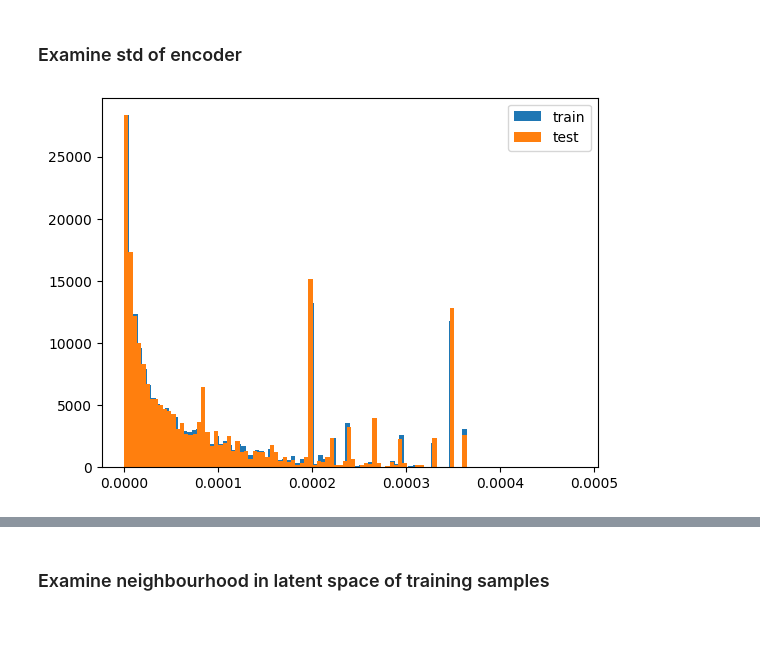
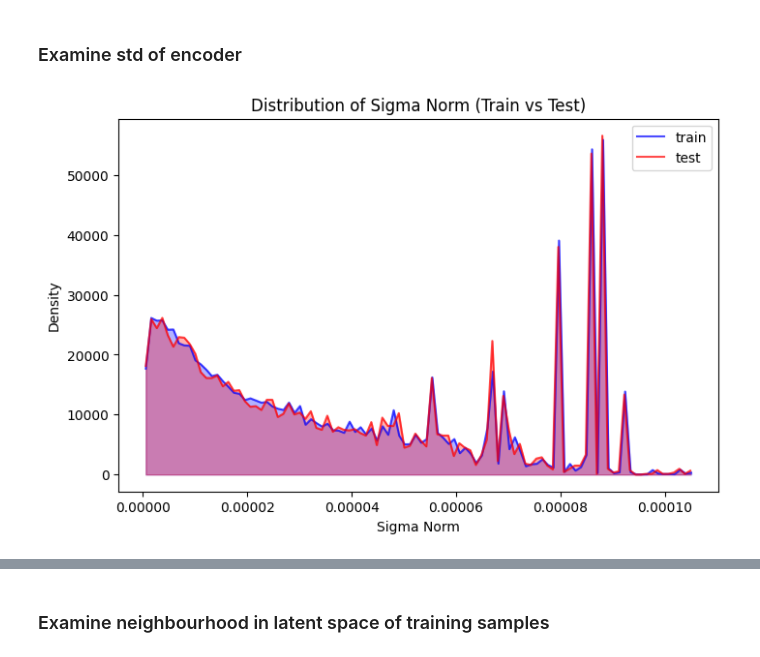
Before and after one commit to LuisCarretero/similar-expressions, a Jupyter notebook: src/downstream/latent_analysis.ipynb, the cells around one changed output, grey strips where cells are left out. Drawn from its saved outputs; the diff is of its cells as text; code cells hidden in the pictures; blank space fills up the shorter version.

Commit message:
misc train and analysis updates

```diff
--- a/src/downstream/latent_analysis.ipynb
+++ b/src/downstream/latent_analysis.ipynb
@@ -71,37 +71,45 @@ Using updated value decoder 2.0!
 # %%
-from util import create_dataloader
-
-torch.manual_seed(41)
-
 BATCH_SIZE = 2**15
 
+cfg2 = deepcopy(cfg)
+cfg2.training.batch_size = BATCH_SIZE
 datapath = '/Users/luis/Desktop/Cranmer 2024/Workplace/smallMutations/similar-expressions/data'
-train_loader, test_loader, hashes = create_dataloader(datapath,
-                                                    'dataset_240817_2',
-                                                    test_split=0.1,
-                                                    batch_size=BATCH_SIZE, # 32k
-                                                    value_transform=lambda x: torch.arcsinh(x)*0.1,
-                                                    device='cpu',
-                                                    max_length=None)
+train_loader, test_loader, hashes = create_dataloader(datapath, 'dataset_240817_2', cfg2, value_transform=lambda x: torch.arcsinh(x)*0.1)
+assert all([config['dataset_hashes']['value'][key] == hashes[key] for key in config['dataset_hashes']['value']]), "Error: Using different dataset than used for training."
 
 
 sigma_norm_train = np.empty(len(train_loader.dataset))
 for i, (x, _, _, _) in enumerate(train_loader):
     # x = torch.tensor(data_syntax[:(2**15), ...].transpose(0, 2, 1))
     mu, sigma = vae_model.encoder(x)
     res = sigma.norm(dim=1).detach().numpy()
     sigma_norm_train[i*BATCH_SIZE:(i+1)*BATCH_SIZE] = res
 
 sigma_norm_test = np.empty(len(test_loader.dataset))
 for i, (x, _, _, _) in enumerate(test_loader):
     # x = torch.tensor(data_syntax[:(2**15), ...].transpose(0, 2, 1))
     mu, sigma = vae_model.encoder(x)
     res = sigma.norm(dim=1).detach().numpy()
     sigma_norm_test[i*BATCH_SIZE:(i+1)*BATCH_SIZE] = res
 
-plt.hist(sigma_norm_train, bins=100, label='train', density=True)
-plt.hist(sigma_norm_test, bins=100, label='test', density=True)
+# Calculate the histogram data without plotting
+train_hist, train_bins = np.histogram(sigma_norm_train, bins=100, density=True)
+test_hist, test_bins = np.histogram(sigma_norm_test, bins=100, density=True)
+
+# Calculate bin centers for plotting
+train_bin_centers = (train_bins[:-1] + train_bins[1:]) / 2
+test_bin_centers = (test_bins[:-1] + test_bins[1:]) / 2
+
+# Create a plot for direct comparison
+plt.figure(figsize=(8, 5))
+plt.plot(train_bin_centers, train_hist, label='train', color='blue', alpha=0.7)
+plt.plot(test_bin_centers, test_hist, label='test', color='red', alpha=0.7)
+plt.fill_between(train_bin_centers, train_hist, alpha=0.3, color='blue')
+plt.fill_between(test_bin_centers, test_hist, alpha=0.3, color='red')
+plt.xlabel('Sigma Norm')
+plt.ylabel('Density')
+plt.title('Distribution of Sigma Norm (Train vs Test)')
 plt.legend()
 plt.show()
 # %% [output]
-[figure, old version]
+[figure, new version]
```
Also changed, not shown: parts of 8 cells of this notebook, 8 other files.
